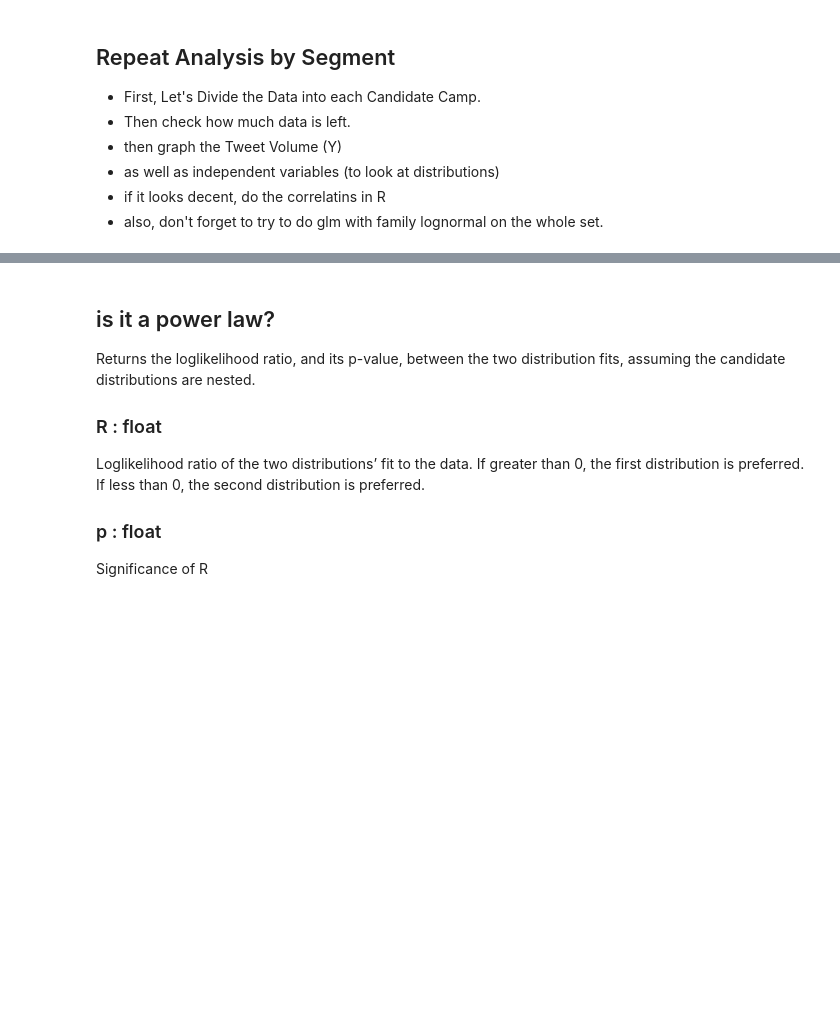
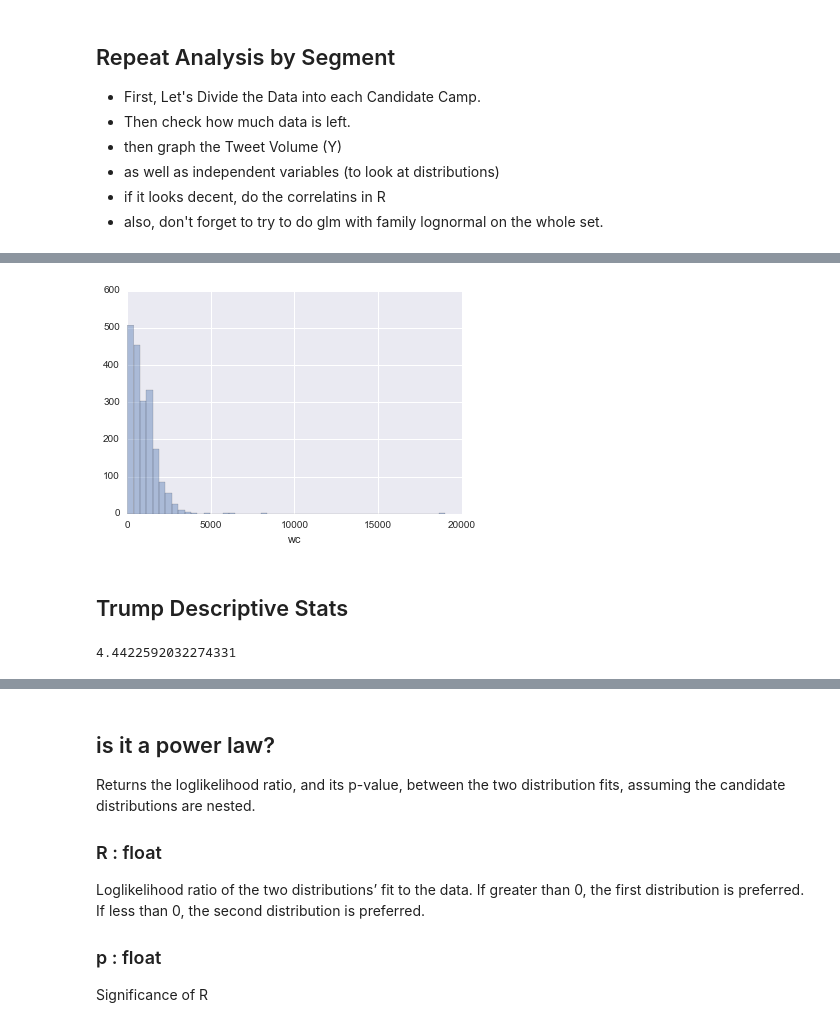
Before and after one commit to sbchou/thesis-extend, a Jupyter notebook: ANALYSIS/CorrBySegment.ipynb, the cells around one changed output, grey strips where cells are left out. Cells and saved outputs as stored; diff of their text form; code cells hidden in the pictures; blank space fills up the shorter version.

```diff
--- a/ANALYSIS/CorrBySegment.ipynb
+++ b/ANALYSIS/CorrBySegment.ipynb
@@ -204,0 +64,10 @@ See the caveats in the documentation: http://pandas.pydata.org/pandas-docs/stabl
+# %%
+sns.distplot(clinton_df.wc, kde=False, rug=False);
+# %% [output]
+[figure, added]
+# %% [markdown]
+## Trump Descriptive Stats
+# %%
+trump_df.num_tweets.mean()
+# %% [output]
+4.4422592032274331
```
Also changed, not shown: parts of 61 cells of this notebook, 7 other files.
